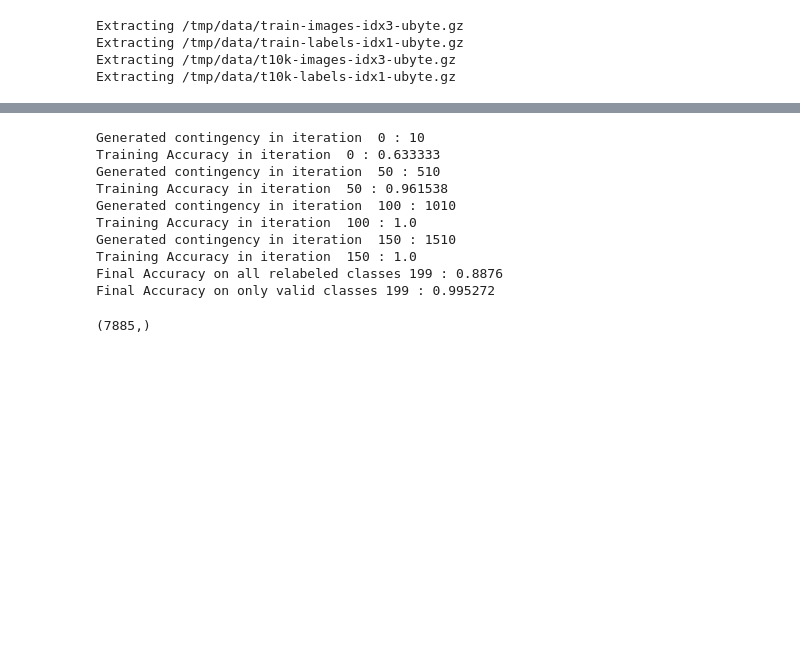
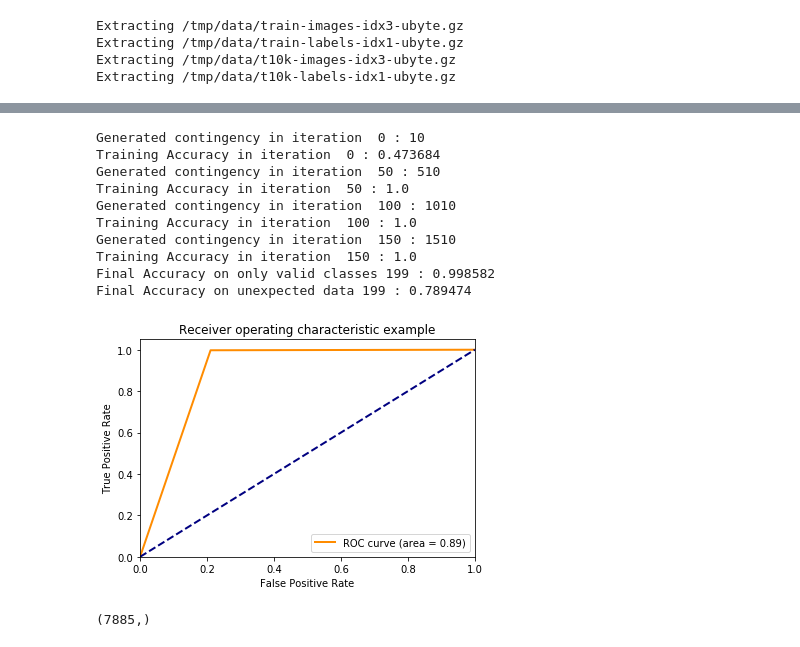
Before and after one commit to LeanderK/Contingency, a Jupyter notebook: Playground.ipynb, the cells around one changed output, grey strips where cells are left out. Drawn from its saved outputs; the diff is of its cells as text; code cells hidden in the pictures; blank space fills up the shorter version.

```diff
--- a/Playground.ipynb
+++ b/Playground.ipynb
@@ -360,18 +364,20 @@ Final Accuracy on only valid classes 199 : 0.999527
 # %%
 tf.reset_default_graph()
 reset_contingency()
-run(withRandomContingency)
+(fpr, tpr, roc_auc) = run(withRandomContingency)
+plot_roc(0, fpr, tpr, roc_auc)
 # %% [output]
 Generated contingency in iteration  0 : 10
-Training Accuracy in iteration  0 : 0.633333
+Training Accuracy in iteration  0 : 0.473684
 Generated contingency in iteration  50 : 510
-Training Accuracy in iteration  50 : 0.961538
+Training Accuracy in iteration  50 : 1.0
 Generated contingency in iteration  100 : 1010
 Training Accuracy in iteration  100 : 1.0
 Generated contingency in iteration  150 : 1510
 Training Accuracy in iteration  150 : 1.0
-Final Accuracy on all relabeled classes 199 : 0.8876
-Final Accuracy on only valid classes 199 : 0.995272
+Final Accuracy on only valid classes 199 : 0.998582
+Final Accuracy on unexpected data 199 : 0.789474
+[figure, added]
 # %%
 %matplotlib inline
 import matplotlib.pyplot as plt
```
Also changed, not shown: parts of 3 cells of this notebook, 1 other file.
